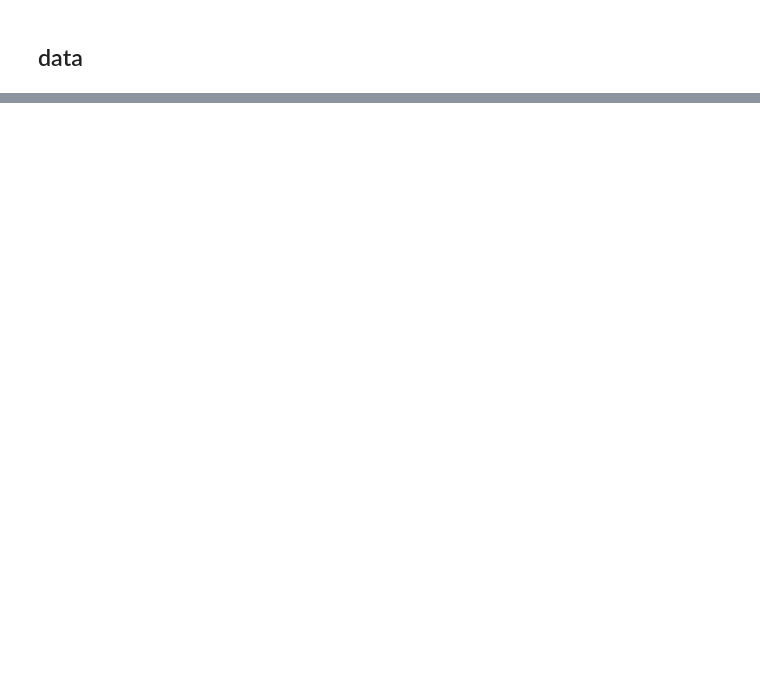
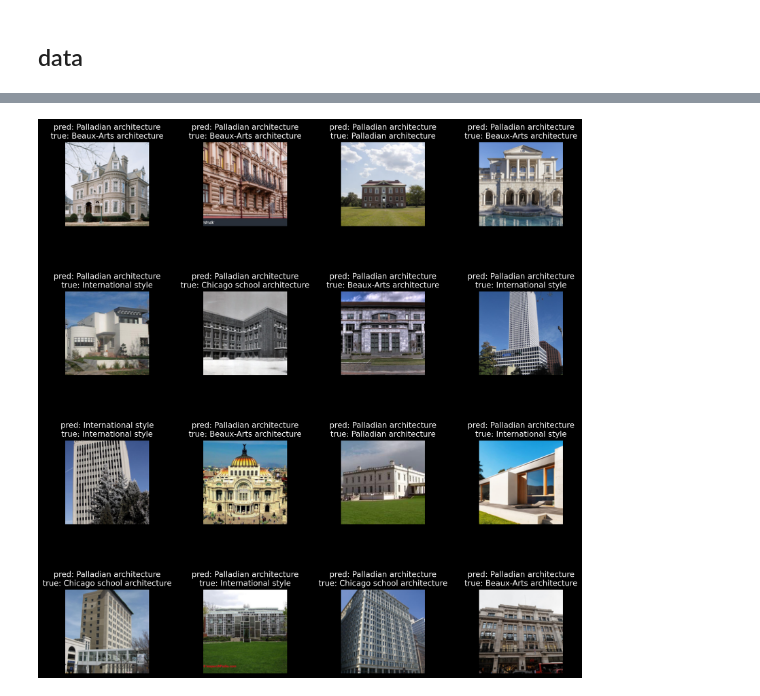
Before and after one commit to syrkis/arkhitekt, a Jupyter notebook: notebook.ipynb, the cells around one changed output, grey strips where cells are left out. Saved outputs shown, nothing was run; the diff lists cells and outputs as text; code cells hidden in the pictures; blank space fills up the shorter version.

```diff
--- a/notebook.ipynb
+++ b/notebook.ipynb
@@ -157,0 +129,15 @@ plt.show()
+# %%
+def plot_small_multiples(params, batches, n=4):
+    fig, axes = plt.subplots(n, n, figsize=(n * 3, n * 3), dpi=200)
+    fig.tight_layout(h_pad=8)
+    for ax in axes.flatten():
+            x, y = next(batches)
+            y_hat = predict_mlp(params, x)
+            ax.imshow(x[0])
+            ax.set_title(f"pred: {itoc[np.argmax(y_hat[0])]}\ntrue: {itoc[y[0]]}")
+            ax.axis('off')
+    plt.show()
+# %%
+plot_small_multiples(params, test_batches)
+# %% [output]
+[figure, added]
```
Also changed, not shown: parts of 15 cells of this notebook, 2 other files.
